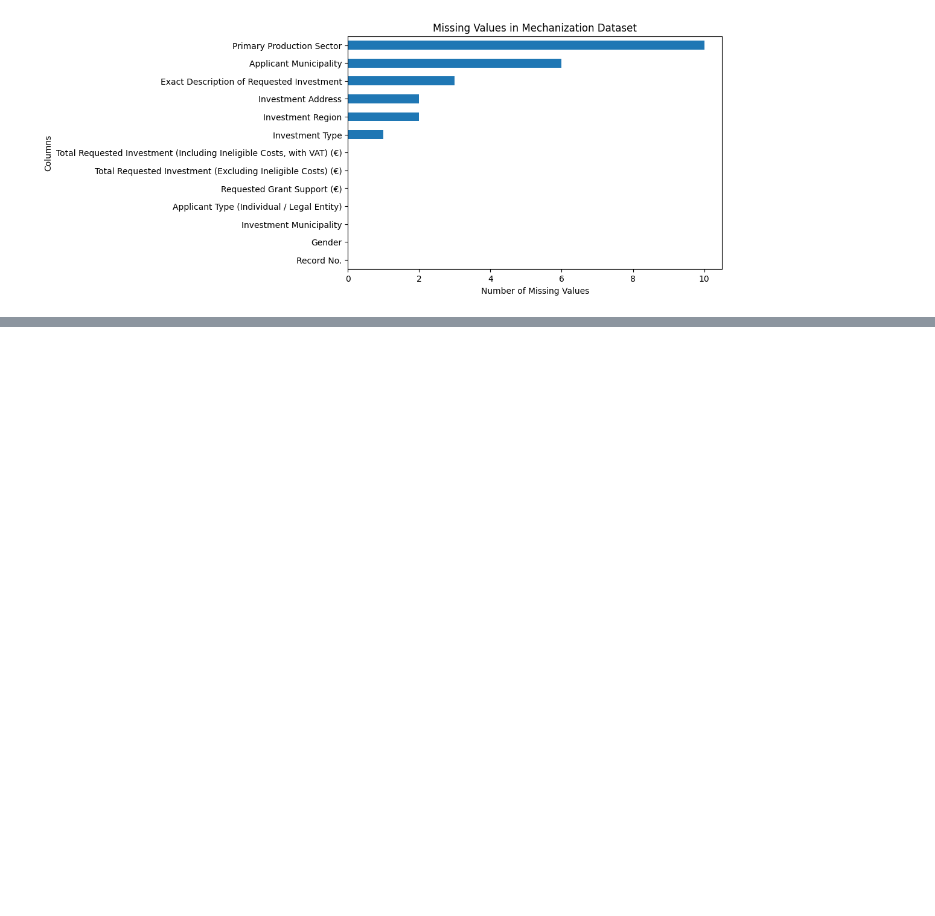
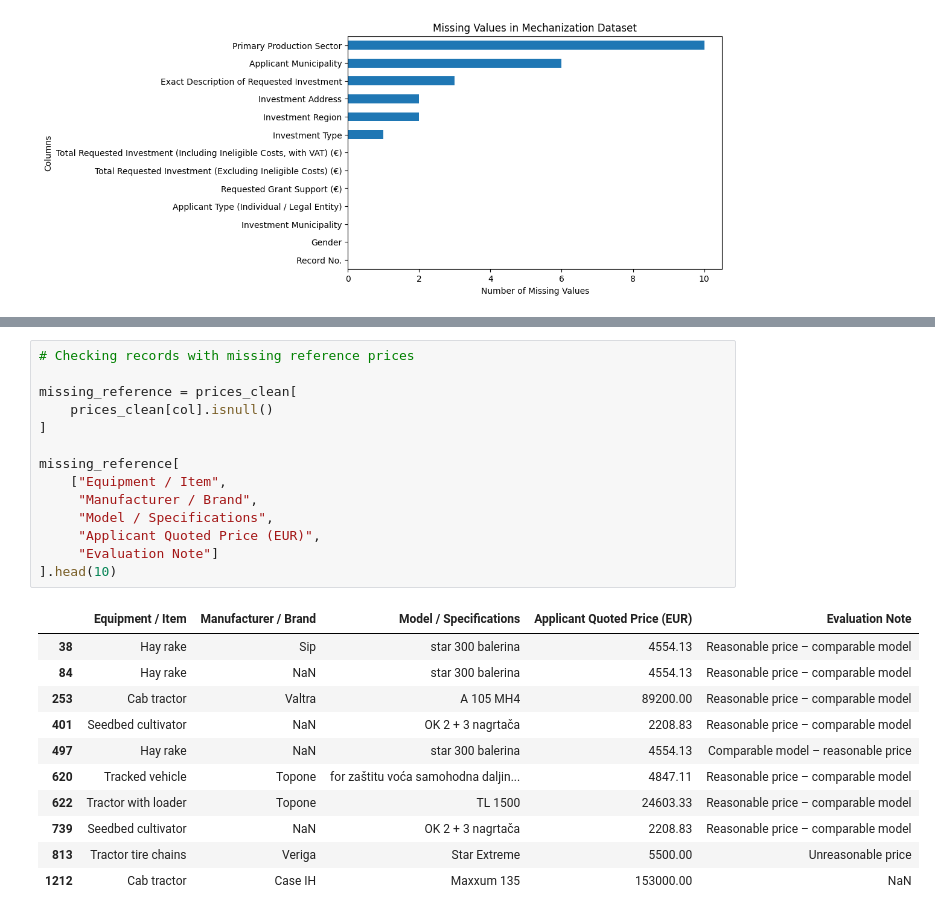
Before and after one commit to milatovicdanka90-maker/dsb_capstone, a Jupyter notebook: 01_EDA.ipynb, the cells around one changed output, grey strips where cells are left out. Drawn from its saved outputs; the diff is of its cells as text; blank space fills up the shorter version.

```diff
--- a/01_EDA.ipynb
+++ b/01_EDA.ipynb
@@ -240,0 +375,26 @@ I will review the missing production sectors during data cleaning.
+# %%
+# Checking records with missing reference prices
+
+missing_reference = prices_clean[
+    prices_clean[col].isnull()
+]
+
+missing_reference[
+    ["Equipment / Item",
+     "Manufacturer / Brand",
+     "Model / Specifications",
+     "Applicant Quoted Price (EUR)",
+     "Evaluation Note"]
+].head(10)
+# %% [output]
+|  | Equipment / Item | Manufacturer / Brand | Model / Specifications | Applicant Quoted Price (EUR) | Evaluation Note |
+| 38 | Hay rake | Sip | star 300 balerina | 4554.13 | Reasonable price – comparable model |
+| 84 | Hay rake | NaN | star 300 balerina | 4554.13 | Reasonable price – comparable model |
+| 253 | Cab tractor | Valtra | A 105 MH4 | 89200.00 | Reasonable price – comparable model |
+| 401 | Seedbed cultivator | NaN | OK 2 + 3 nagrtača | 2208.83 | Reasonable price – comparable model |
+| 497 | Hay rake | NaN | star 300 balerina | 4554.13 | Comparable model – reasonable price |
+| 620 | Tracked vehicle | Topone | for zaštitu voća samohodna daljin... | 4847.11 | Reasonable price – comparable model |
+| 622 | Tractor with loader | Topone | TL 1500 | 24603.33 | Reasonable price – comparable model |
+| 739 | Seedbed cultivator | NaN | OK 2 + 3 nagrtača | 2208.83 | Reasonable price – comparable model |
+| 813 | Tractor tire chains | Veriga | Star Extreme | 5500.00 | Unreasonable price |
+| 1212 | Cab tractor | Case IH | Maxxum 135 | 153000.00 | NaN |
```
Also changed, not shown: parts of 26 cells of this notebook.
